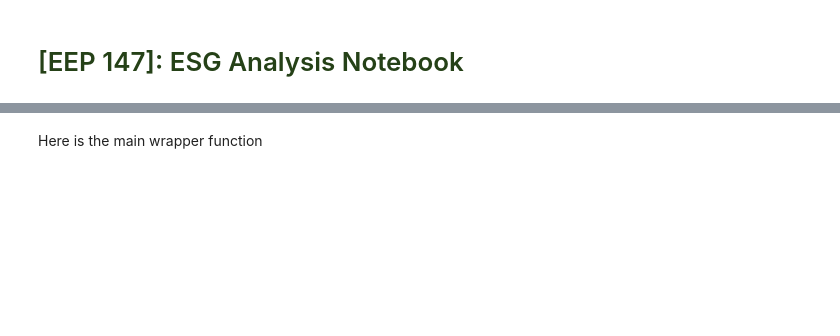
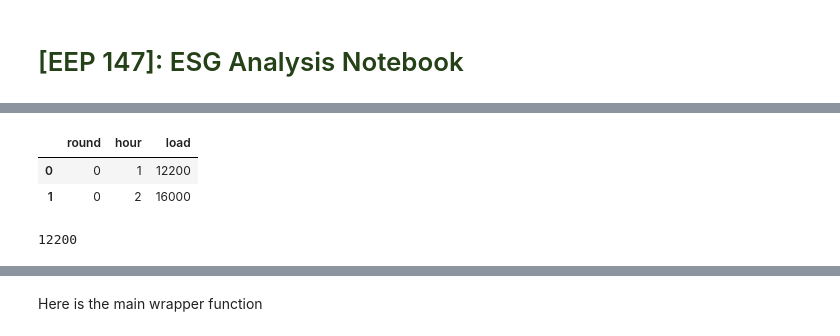
Before and after one commit to ds-modules/EEP-147-SP24, a Jupyter notebook: ESG - Analysis/ESG_Analysis.ipynb, the cells around one changed output, grey strips where cells are left out. Drawn from its saved outputs; the diff is of its cells as text; code cells hidden in the pictures; blank space fills up the shorter version.

Commit message:
Updating ESG analysis notebook and demand files

```diff
--- a/ESG - Analysis/ESG_Analysis.ipynb
+++ b/ESG - Analysis/ESG_Analysis.ipynb
@@ -380,0 +15,20 @@ def total_emissions(section, my_portfolio):
+# %%
+from datascience import *
+import matplotlib.pyplot as plt
+import matplotlib.patches as mpatches
+%matplotlib inline
+import numpy as np
+import pandas as pd
+from ipywidgets import interact, interactive, Dropdown, IntSlider, BoundedFloatText
+import ipywidgets as widgets
+from functools import partial
+from IPython.display import display
+plt.style.use('fivethirtyeight')
+plt.rcParams["figure.figsize"] = [10,6]
+# Show all columns and rows of pandas DataFrames
+pd.set_option('display.max_columns', None)
+pd.set_option('display.max_rows', None)
+
+import warnings
+warnings.filterwarnings('ignore', category=np.VisibleDeprecationWarning)
+warnings.simplefilter(action='ignore', category=FutureWarning)
@@ -380,0 +44,6 @@ def total_emissions(section, my_portfolio):
+# %%
+CURRENT_PERIOD = 0
+PAB_PERIODS = [1]
+SECTIONS = ['W9','T1','T2']
+#! Delete below before uploading
+# SECTIONS = ['W1','Th1','Th2']
@@ -380,0 +53,12 @@ def total_emissions(section, my_portfolio):
+# %%
+# Load the marginal cost bids and the ESG portfolios
+BIDS_MC = pd.read_csv('Bids/MC_bids.csv').sort_values('PORTFOLIO')
+ESG = pd.read_csv('ESGPorfolios.csv')
+# Load the projected demand for each hour of each round/period
+DEMAND = pd.read_csv('demand_proj.csv')
+# We need to update the demand dataframe with the realized demand from the previous periods
+# Note that if the current period is 0, this for loop is not executed and we only use the projected demand
+for period_i in range(CURRENT_PERIOD):
+    demand_real = pd.read_csv('demand.csv')
+    DEMAND.loc[DEMAND["round"] == period_i] = demand_real.loc[demand_real["round"] == period_i].values
+# auction_results = pd.read_csv('portfolio_auction.csv')
@@ -380,0 +113,8 @@ def total_emissions(section, my_portfolio):
+# %%
+display(DEMAND.head(2))
+DEMAND[(DEMAND["round"] == 0) & (DEMAND["hour"] == 1)]["load"][0]
+# %% [output]
+|  | round | hour | load |
+| 0 | 0 | 1 | 12200 |
+| 1 | 0 | 2 | 16000 |
+12200
```
Also changed, not shown: parts of 62 cells of this notebook, 5 other files.
